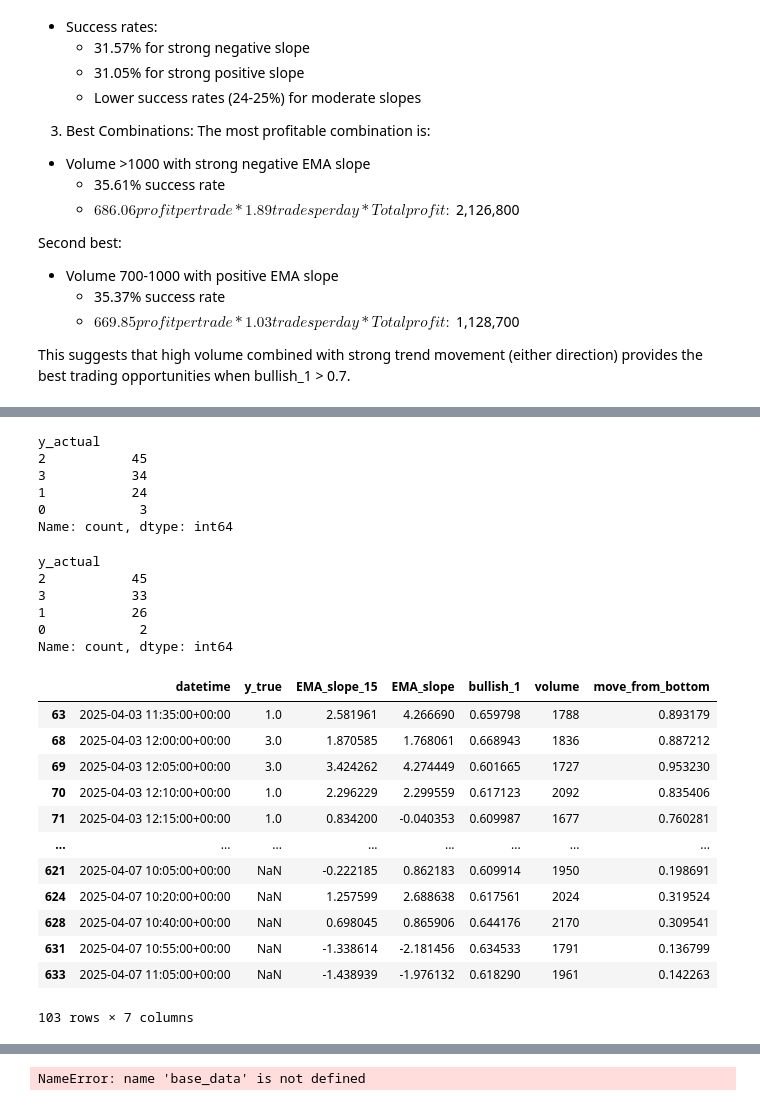
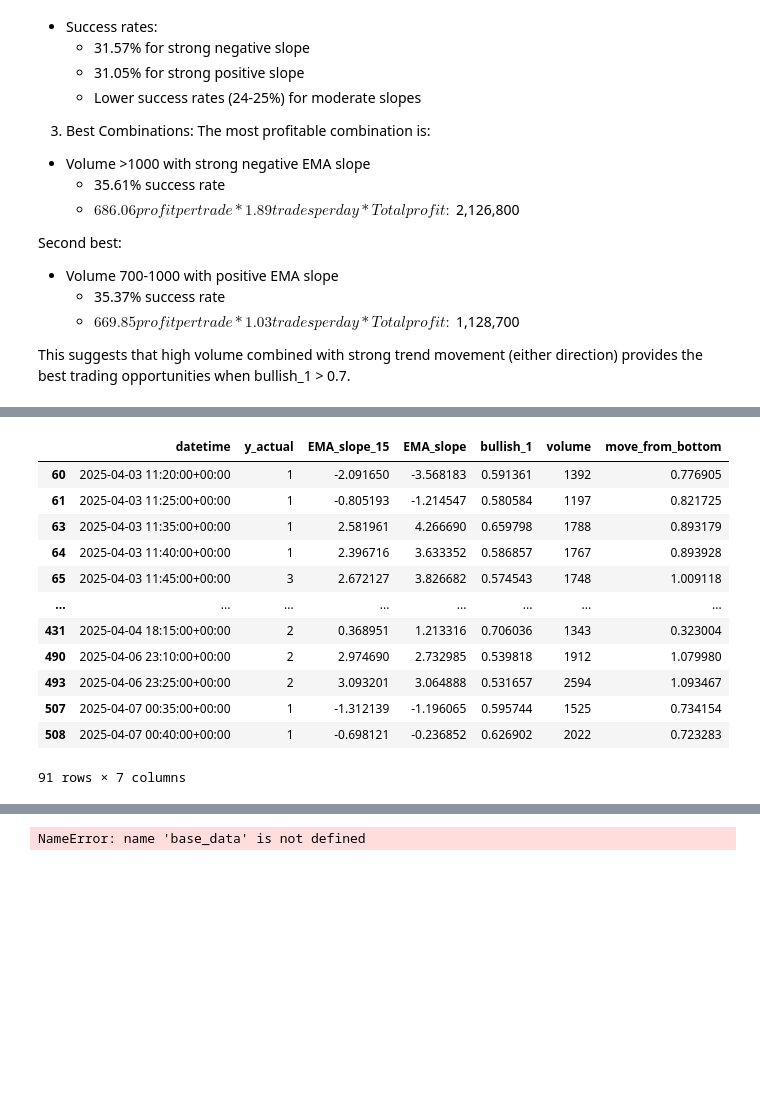
Before and after one commit to vgupta2710/Equity-Plans, a Jupyter notebook: deepnote/Data_Importer/6. Flag Adjustments Historical.ipynb, the cells around one changed output, grey strips where cells are left out. Cells and saved outputs as stored; diff of their text form; code cells hidden in the pictures; blank space fills up the shorter version.

```diff
--- a/deepnote/Data_Importer/6. Flag Adjustments Historical.ipynb
+++ b/deepnote/Data_Importer/6. Flag Adjustments Historical.ipynb
@@ -1231,42 +1250,20 @@ with open('/work/config/strategy_volume_based.json', 'r') as file:
 # %%
 history[(history['volume']> 600)
-        & (history['bullish_1']> .6)
+        & (history['bearish_2']> .6)
         & ((history['EMA_slope_15']>config['ema_slope_15_threshold_max']) | (history['EMA_slope_15']<config['ema_slope_15_threshold_min']))
-#][['datetime','y_actual','EMA_slope_15','EMA_slope','bullish_1','volume','move_from_bottom']].iloc[:-15]
-][['y_actual']].value_counts()
+][['datetime','y_actual','EMA_slope_15','EMA_slope','bullish_1','volume','move_from_bottom']].iloc[:-15]
+#][['y_actual']].value_counts()
 # %% [output]
+|  | datetime | y_actual | EMA_slope_15 | EMA_slope | bullish_1 | volume | move_from_bottom |
+| 60 | 2025-04-03 11:20:00+00:00 | 1 | -2.091650 | -3.568183 | 0.591361 | 1392 | 0.776905 |
+| 61 | 2025-04-03 11:25:00+00:00 | 1 | -0.805193 | -1.214547 | 0.580584 | 1197 | 0.821725 |
+| 63 | 2025-04-03 11:35:00+00:00 | 1 | 2.581961 | 4.266690 | 0.659798 | 1788 | 0.893179 |
+| 64 | 2025-04-03 11:40:00+00:00 | 1 | 2.396716 | 3.633352 | 0.586857 | 1767 | 0.893928 |
+| 65 | 2025-04-03 11:45:00+00:00 | 3 | 2.672127 | 3.826682 | 0.574543 | 1748 | 1.009118 |
+| ... | ... | ... | ... | ... | ... | ... | ... |
+| 431 | 2025-04-04 18:15:00+00:00 | 2 | 0.368951 | 1.213316 | 0.706036 | 1343 | 0.323004 |
+| 490 | 2025-04-06 23:10:00+00:00 | 2 | 2.974690 | 2.732985 | 0.539818 | 1912 | 1.079980 |
+| 493 | 2025-04-06 23:25:00+00:00 | 2 | 3.093201 | 3.064888 | 0.531657 | 2594 | 1.093467 |
+| 507 | 2025-04-07 00:35:00+00:00 | 1 | -1.312139 | -1.196065 | 0.595744 | 1525 | 0.734154 |
+| 508 | 2025-04-07 00:40:00+00:00 | 1 | -0.698121 | -0.236852 | 0.626902 | 2022 | 0.723283 |
-y_actual
-2           45
-3           34
-1           24
-0            3
-Name: count, dtype: int64
+91 rows × 7 columns
-# %%
-history[(history['volume']> 600)
-        & (history['bearish_2']> .6)
-        & ((history['EMA_slope_15']>config['ema_slope_15_threshold_max']) | (history['EMA_slope_15']<config['ema_slope_15_threshold_min']))
-#][['datetime','y_actual','EMA_slope_15','EMA_slope','bullish_1','volume','move_from_bottom']].iloc[:-15]
-][['y_actual']].value_counts()
-# %% [output]
-y_actual
-2           45
-3           33
-1           26
-0            2
-Name: count, dtype: int64
-# %%
-history[ (history['bullish_1']> .6)][['datetime','y_true','EMA_slope_15','EMA_slope','bullish_1','volume','move_from_bottom']]
-# %% [output]
-|  | datetime | y_true | EMA_slope_15 | EMA_slope | bullish_1 | volume | move_from_bottom |
-| 63 | 2025-04-03 11:35:00+00:00 | 1.0 | 2.581961 | 4.266690 | 0.659798 | 1788 | 0.893179 |
-| 68 | 2025-04-03 12:00:00+00:00 | 3.0 | 1.870585 | 1.768061 | 0.668943 | 1836 | 0.887212 |
-| 69 | 2025-04-03 12:05:00+00:00 | 3.0 | 3.424262 | 4.274449 | 0.601665 | 1727 | 0.953230 |
-| 70 | 2025-04-03 12:10:00+00:00 | 1.0 | 2.296229 | 2.299559 | 0.617123 | 2092 | 0.835406 |
-| 71 | 2025-04-03 12:15:00+00:00 | 1.0 | 0.834200 | -0.040353 | 0.609987 | 1677 | 0.760281 |
-| ... | ... | ... | ... | ... | ... | ... | ... |
-| 621 | 2025-04-07 10:05:00+00:00 | NaN | -0.222185 | 0.862183 | 0.609914 | 1950 | 0.198691 |
-| 624 | 2025-04-07 10:20:00+00:00 | NaN | 1.257599 | 2.688638 | 0.617561 | 2024 | 0.319524 |
-| 628 | 2025-04-07 10:40:00+00:00 | NaN | 0.698045 | 0.865906 | 0.644176 | 2170 | 0.309541 |
-| 631 | 2025-04-07 10:55:00+00:00 | NaN | -1.338614 | -2.181456 | 0.634533 | 1791 | 0.136799 |
-| 633 | 2025-04-07 11:05:00+00:00 | NaN | -1.438939 | -1.976132 | 0.618290 | 1961 | 0.142263 |
-103 rows × 7 columns
```
Also changed, not shown: parts of 2 cells of this notebook, 1 other file.
